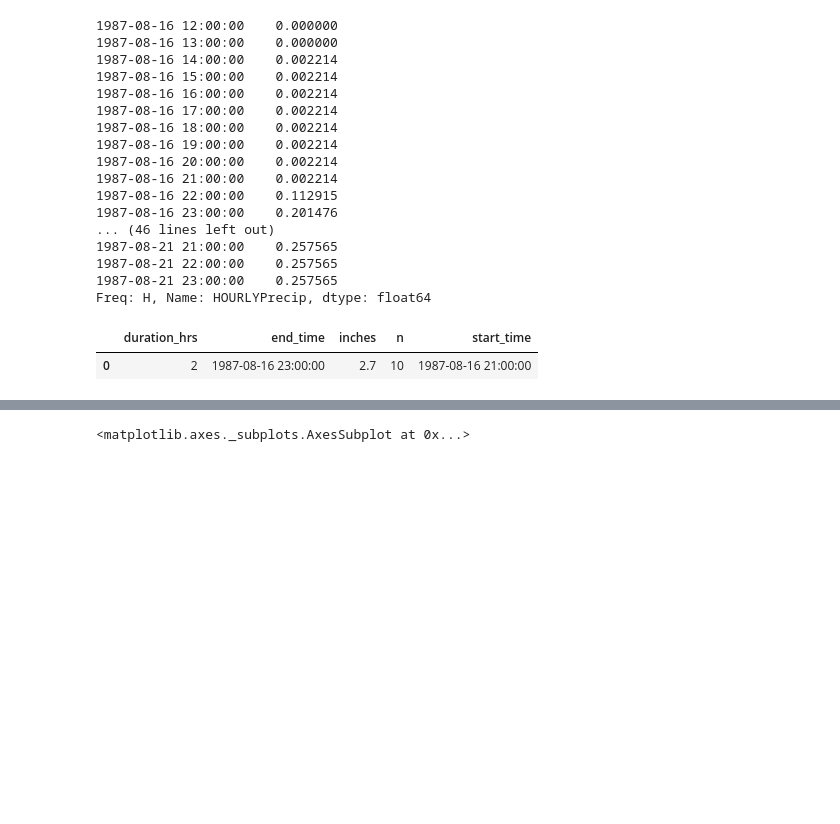
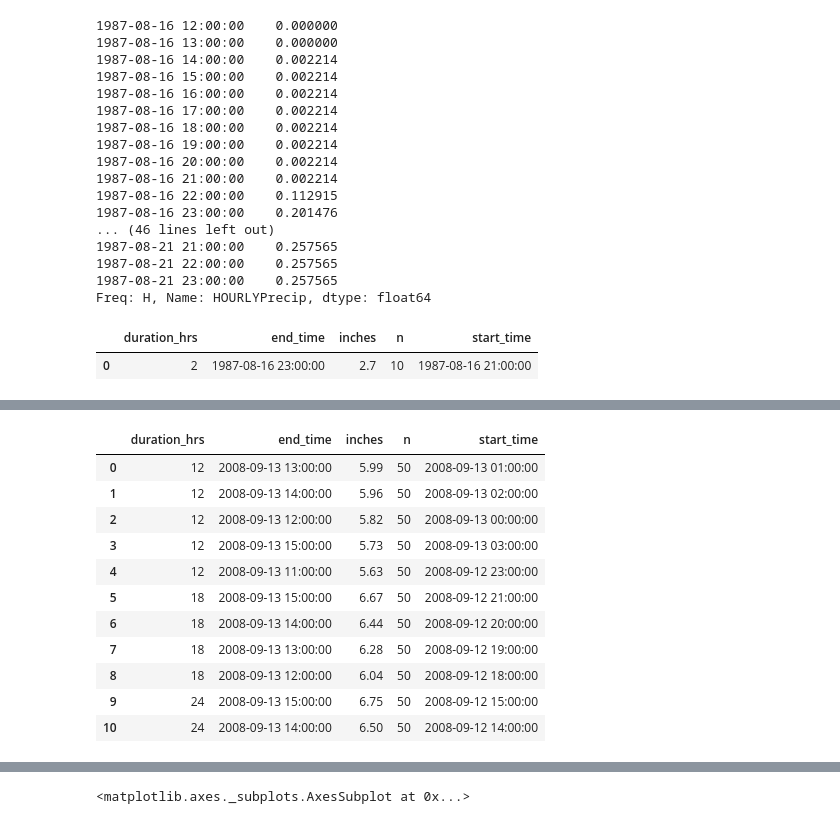
Before and after one commit to NORCatUofC/rain, a Jupyter notebook: n-year/notebooks/Examining the 100-year event.ipynb, the cells around one changed output, grey strips where cells are left out. Drawn from its saved outputs; the diff is of its cells as text; code cells hidden in the pictures; blank space fills up the shorter version.

```diff
--- a/n-year/notebooks/Examining the 100-year event.ipynb
+++ b/n-year/notebooks/Examining the 100-year event.ipynb
@@ -236,0 +294,15 @@ Freq: H, Name: HOURLYPrecip, dtype: float64
+# %%
+find_n_year_storms('2008-09-12 12:00:00','2008-09-13 15:00:00',50)
+# %% [output]
+|  | duration_hrs | end_time | inches | n | start_time |
+| 0 | 12 | 2008-09-13 13:00:00 | 5.99 | 50 | 2008-09-13 01:00:00 |
+| 1 | 12 | 2008-09-13 14:00:00 | 5.96 | 50 | 2008-09-13 02:00:00 |
+| 2 | 12 | 2008-09-13 12:00:00 | 5.82 | 50 | 2008-09-13 00:00:00 |
+| 3 | 12 | 2008-09-13 15:00:00 | 5.73 | 50 | 2008-09-13 03:00:00 |
+| 4 | 12 | 2008-09-13 11:00:00 | 5.63 | 50 | 2008-09-12 23:00:00 |
+| 5 | 18 | 2008-09-13 15:00:00 | 6.67 | 50 | 2008-09-12 21:00:00 |
+| 6 | 18 | 2008-09-13 14:00:00 | 6.44 | 50 | 2008-09-12 20:00:00 |
+| 7 | 18 | 2008-09-13 13:00:00 | 6.28 | 50 | 2008-09-12 19:00:00 |
+| 8 | 18 | 2008-09-13 12:00:00 | 6.04 | 50 | 2008-09-12 18:00:00 |
+| 9 | 24 | 2008-09-13 15:00:00 | 6.75 | 50 | 2008-09-12 15:00:00 |
+| 10 | 24 | 2008-09-13 14:00:00 | 6.50 | 50 | 2008-09-12 14:00:00 |
```
Also changed, not shown: parts of 20 cells of this notebook, 1 other file.
